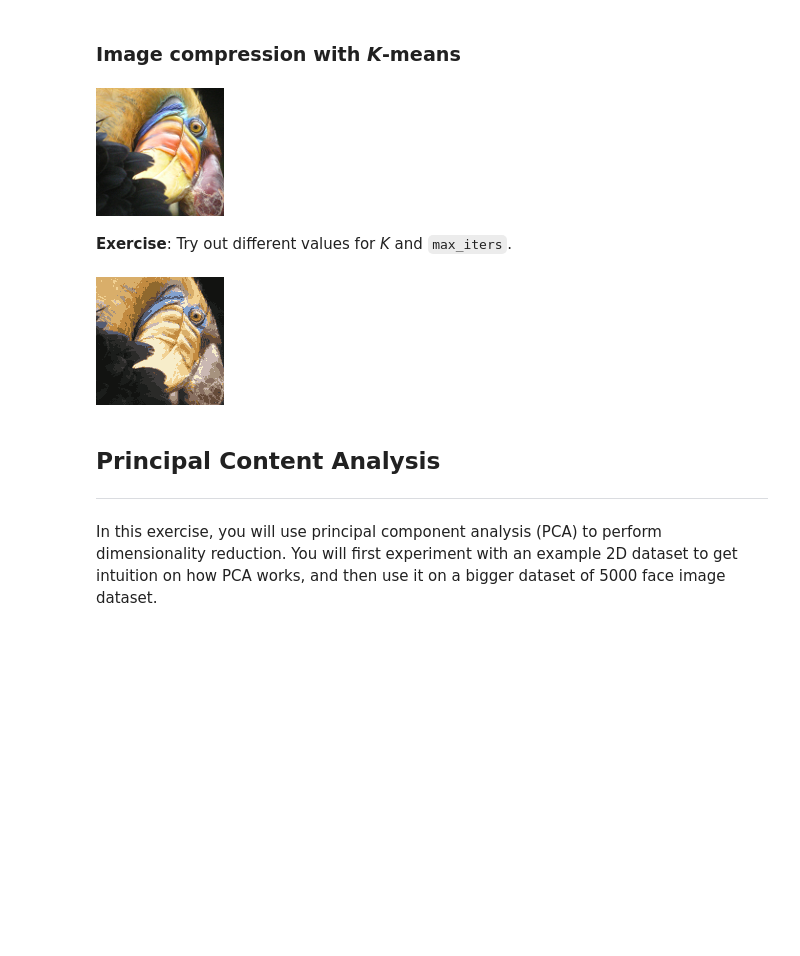
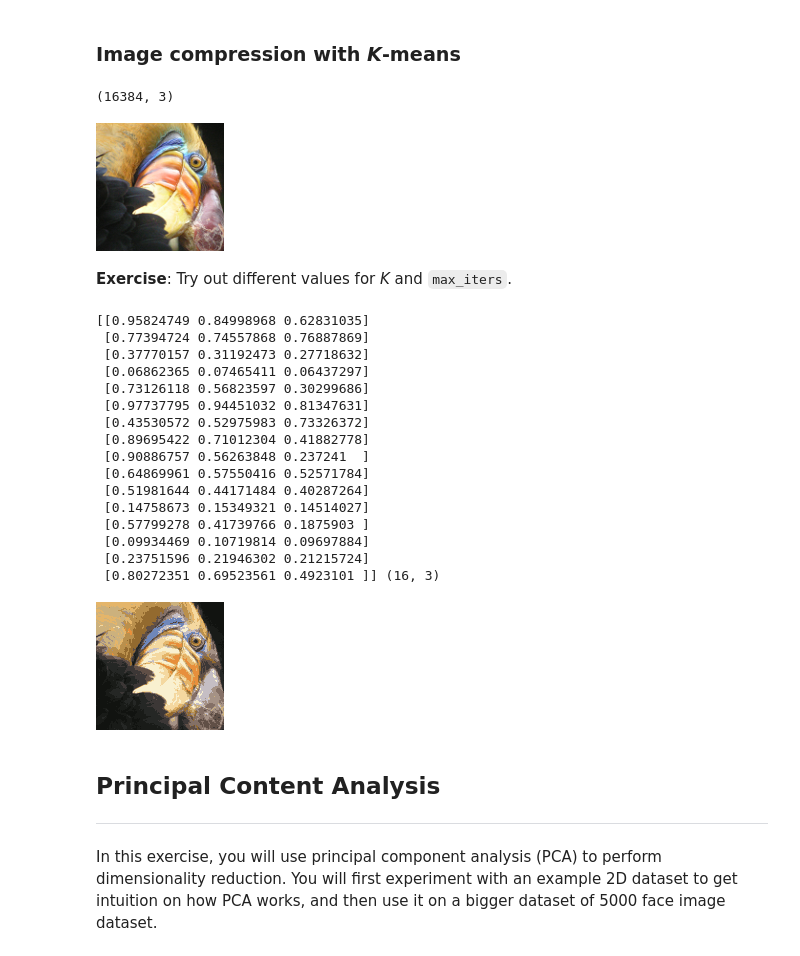
Before and after one commit to rickwierenga/CS229-Python, a Jupyter notebook: ex7/K-means Clustering and Principal Component Analysis (Solutions).ipynb, the cells around one changed output. Saved outputs shown, nothing was run; the diff lists cells and outputs as text; code cells hidden in the pictures; blank space fills up the shorter version.

```diff
--- a/ex7/K-means Clustering and Principal Component Analysis (Solutions).ipynb
+++ b/ex7/K-means Clustering and Principal Component Analysis (Solutions).ipynb
@@ -123,25 +123,43 @@ X = np.asarray(image) / 255 # range 0 - 1
 
 width, height, depth = X.shape
 X = X.reshape((width * height, depth))
-
+print(X.shape)
 image
 # %% [output]
+(16384, 3)
 [figure]
 # %% [markdown]
 **Exercise**: Try out different values for *K* and `max_iters`.
 # %%
 # Run K-means
-K = 15
-colors, id2 = find_k_means(X, K, max_iters=10)
+K = 16
+colors, _ = find_k_means(X, K, max_iters=10)
+print(colors, colors.shape)
 idx = find_closest_centroids(X, colors)
 
 # Reconstruct image
 idx = np.array(idx, dtype=np.uint8)
 X_reconstructed = np.array(colors[idx, :] * 255, dtype=np.uint8).reshape((width, height, depth))
 compressed_image = Image.fromarray(X_reconstructed)
 compressed_image
 # %% [output]
+[[0.95824749 0.84998968 0.62831035]
+ [0.77394724 0.74557868 0.76887869]
+ [0.37770157 0.31192473 0.27718632]
+ [0.06862365 0.07465411 0.06437297]
+ [0.73126118 0.56823597 0.30299686]
+ [0.97737795 0.94451032 0.81347631]
+ [0.43530572 0.52975983 0.73326372]
+ [0.89695422 0.71012304 0.41882778]
+ [0.90886757 0.56263848 0.237241  ]
+ [0.64869961 0.57550416 0.52571784]
+ [0.51981644 0.44171484 0.40287264]
+ [0.14758673 0.15349321 0.14514027]
+ [0.57799278 0.41739766 0.1875903 ]
+ [0.09934469 0.10719814 0.09697884]
+ [0.23751596 0.21946302 0.21215724]
+ [0.80272351 0.69523561 0.4923101 ]] (16, 3)
-[figure, old version]
+[figure, new version]
 # %% [markdown]
 ## Principal Content Analysis
 ---
```
Also changed, not shown: parts of 3 cells of this notebook.
